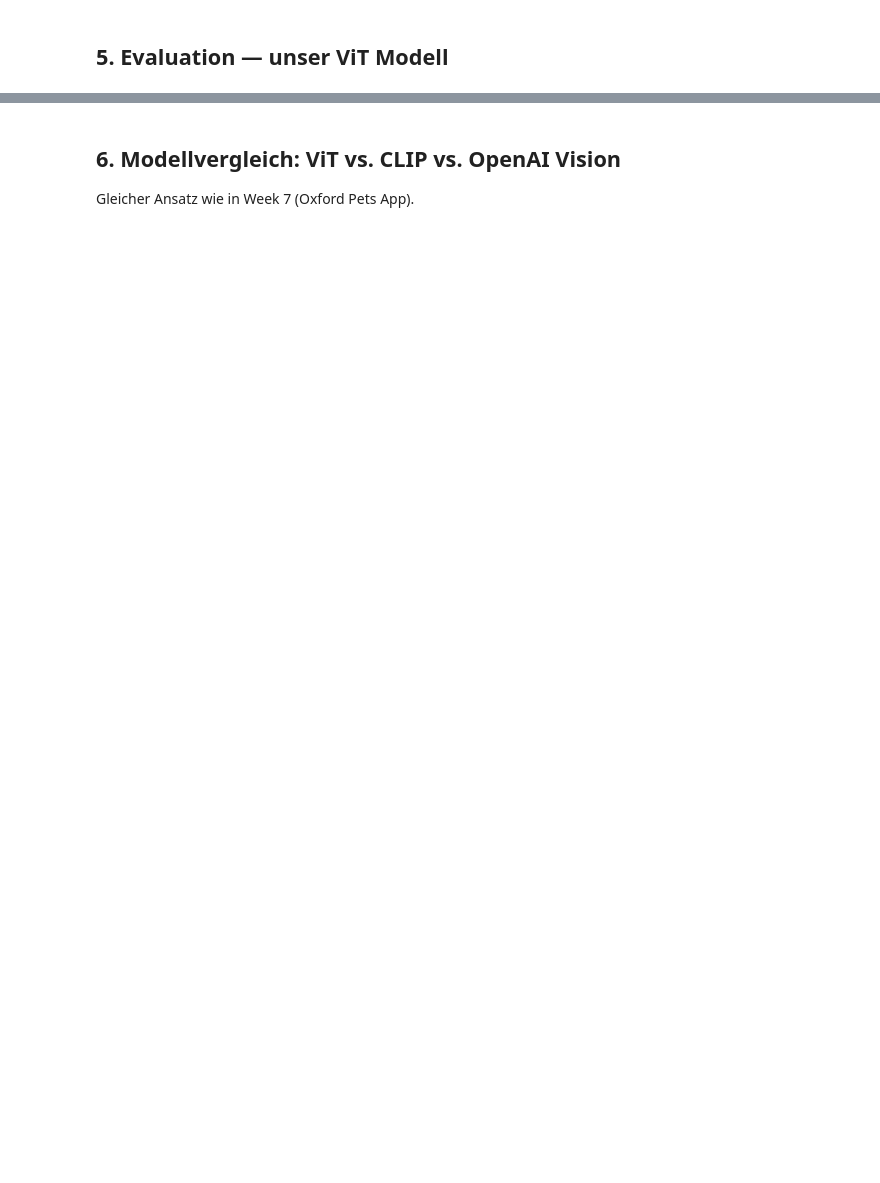
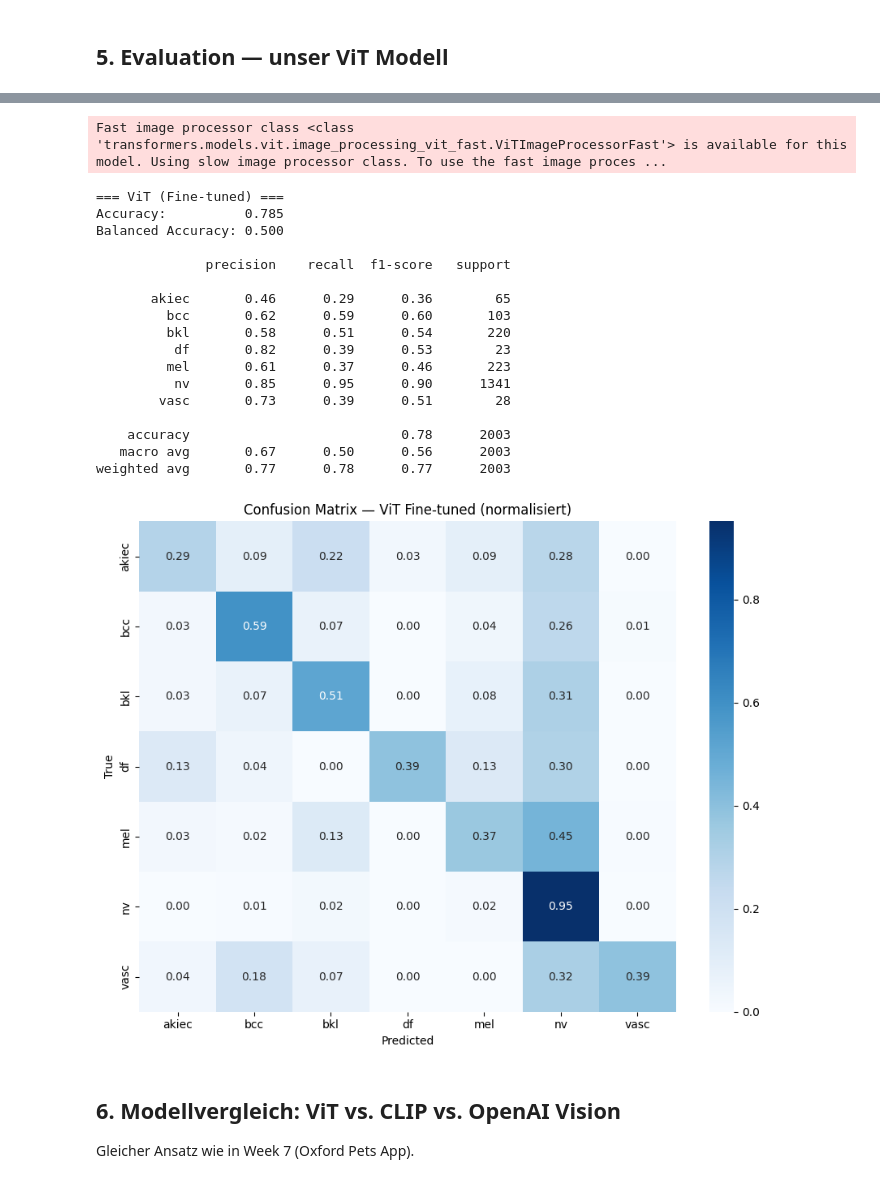
Before and after one commit to adchuthan123/skin-lesion-advisor, a Jupyter notebook: notebooks/03_cv_training.ipynb, the cells around one changed output, grey strips where cells are left out. Saved outputs shown, nothing was run; the diff lists cells and outputs as text; code cells hidden in the pictures; blank space fills up the shorter version.

```diff
--- a/notebooks/03_cv_training.ipynb
+++ b/notebooks/03_cv_training.ipynb
@@ -255,6 +322,69 @@ plt.ylabel('True')
 plt.tight_layout()
 plt.savefig(FIGURES_DIR / 'cv_01_vit_confusion.png', dpi=150, bbox_inches='tight')
 plt.show()
+# %%
+# Section 5: Evaluation — ViT von HuggingFace laden (kein trainer nötig)
+from transformers import AutoImageProcessor, pipeline
+
+vit_processor_eval = AutoImageProcessor.from_pretrained('google/vit-base-patch16-224')
+vit_pipe_eval = pipeline('image-classification', model=MODEL_NAME, image_processor=vit_processor_eval)
+
+vit_preds = []
+vit_labels_list = []
+
+for _, row in df_test.iterrows():
+    try:
+        img = Image.open(str(row['image_path'])).convert('RGB')
+        result = vit_pipe_eval(img)
+        pred_label = result[0]['label']
+        vit_preds.append(LABEL2ID[pred_label])
+    except Exception:
+        vit_preds.append(0)
+    vit_labels_list.append(LABEL2ID[row['dx']])
+
+vit_preds  = np.array(vit_preds)
+vit_labels = np.array(vit_labels_list)
+
+print('=== ViT (Fine-tuned) ===')
+print(f'Accuracy:          {(vit_preds == vit_labels).mean():.3f}')
+print(f'Balanced Accuracy: {balanced_accuracy_score(vit_labels, vit_preds):.3f}')
+print()
+print(classification_report(vit_labels, vit_preds, target_names=CLASS_NAMES))
+
+
+# Confusion Matrix
+cm = confusion_matrix(vit_labels, vit_preds)
+cm_norm = cm.astype(float) / cm.sum(axis=1, keepdims=True)
+
+plt.figure(figsize=(9, 7))
+sns.heatmap(cm_norm, annot=True, fmt='.2f', cmap='Blues',
+            xticklabels=CLASS_NAMES, yticklabels=CLASS_NAMES)
+plt.title('Confusion Matrix — ViT Fine-tuned (normalisiert)')
+plt.xlabel('Predicted')
+plt.ylabel('True')
+plt.tight_layout()
+plt.savefig(FIGURES_DIR / 'cv_01_vit_confusion.png', dpi=150, bbox_inches='tight')
+plt.show()
+# %% [output]
+Fast image processor class <class 'transformers.models.vit.image_processing_vit_fast.ViTImageProcessorFast'> is available for this model. Using slow image processor class. To use the fast image proces ...
+=== ViT (Fine-tuned) ===
+Accuracy:          0.785
+Balanced Accuracy: 0.500
+
+              precision    recall  f1-score   support
+
+       akiec       0.46      0.29      0.36        65
+         bcc       0.62      0.59      0.60       103
+         bkl       0.58      0.51      0.54       220
+          df       0.82      0.39      0.53        23
+         mel       0.61      0.37      0.46       223
+          nv       0.85      0.95      0.90      1341
+        vasc       0.73      0.39      0.51        28
+
+    accuracy                           0.78      2003
+   macro avg       0.67      0.50      0.56      2003
+weighted avg       0.77      0.78      0.77      2003
+[figure, added]
 # %% [markdown]
 ## 6. Modellvergleich: ViT vs. CLIP vs. OpenAI Vision
 
```
Also changed, not shown: parts of 17 cells of this notebook, 1 other file.
